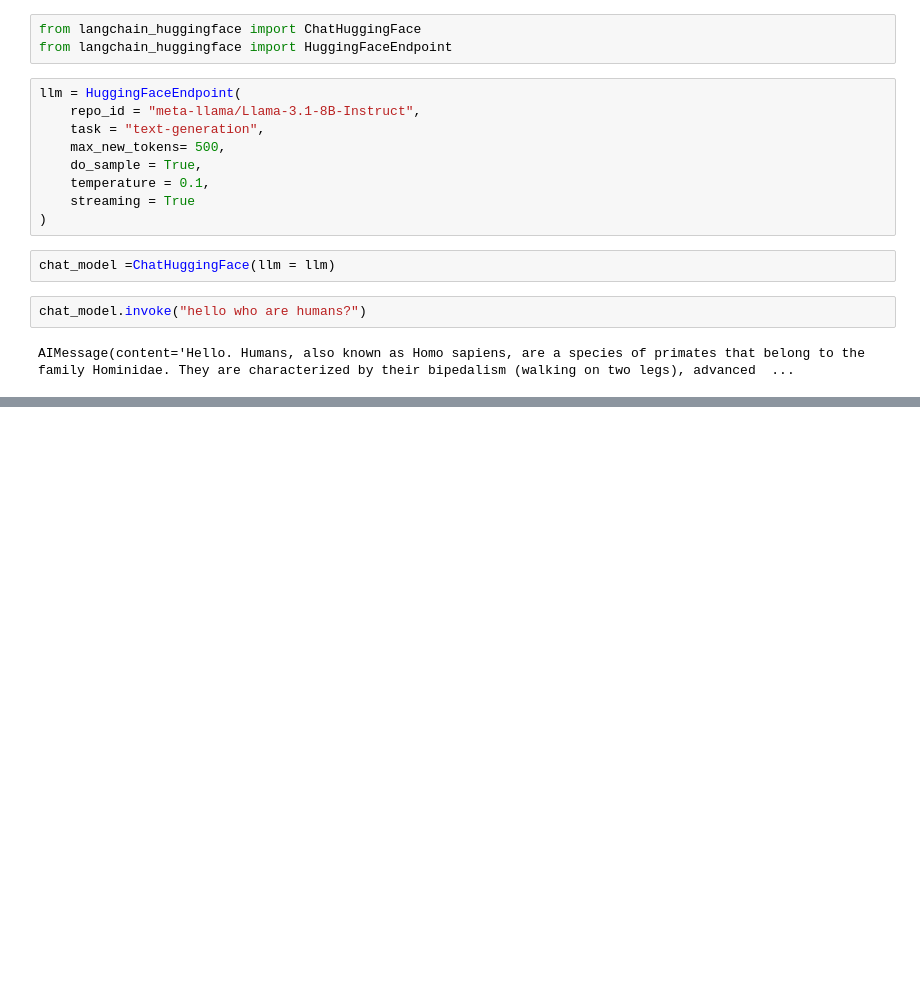
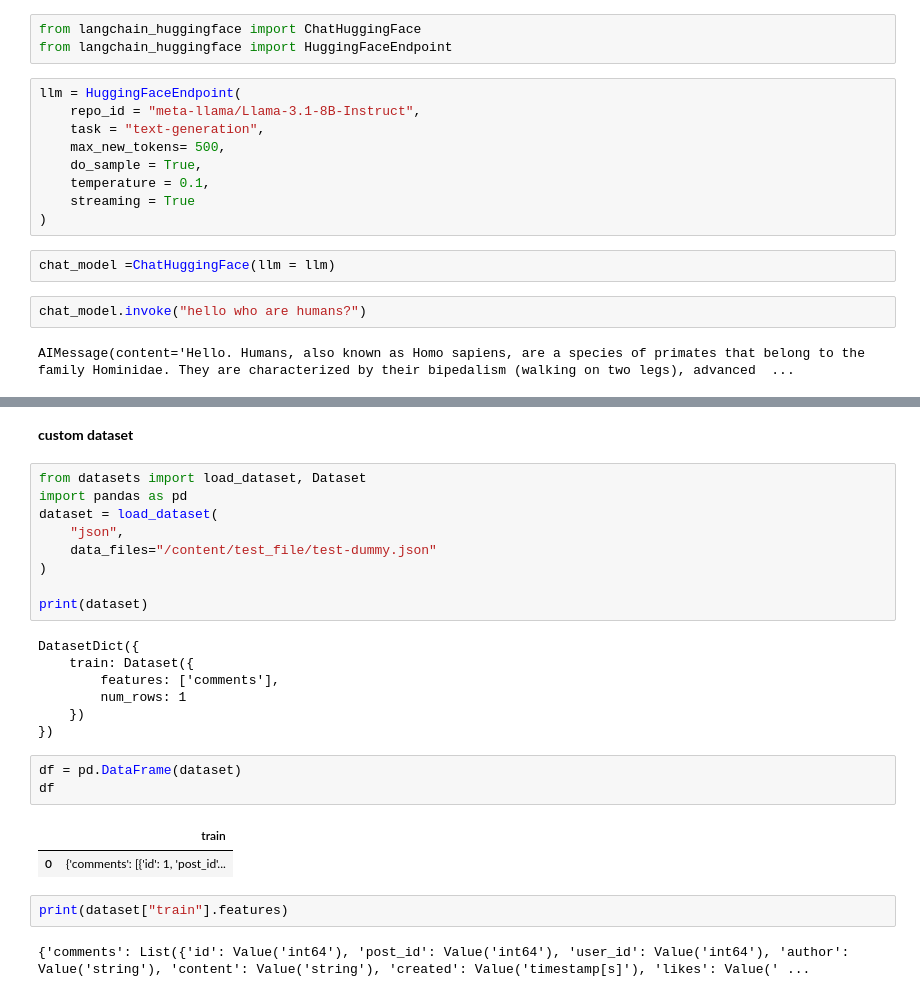
Before and after one commit to Aryan-Aman/GenAI-Bootcamp-Practical, a Jupyter notebook: module2/HuggingFace_FT.ipynb, the cells around one changed output, grey strips where cells are left out. Saved outputs shown, nothing was run; the diff lists cells and outputs as text; blank space fills up the shorter version.

```diff
--- a/module2/HuggingFace_FT.ipynb
+++ b/module2/HuggingFace_FT.ipynb
@@ -149,0 +386,28 @@ AIMessage(content='Hello. Humans, also known as Homo sapiens, are a species of p
+# %% [markdown]
+**custom dataset**
+# %%
+from datasets import load_dataset, Dataset
+import pandas as pd
+dataset = load_dataset(
+    "json",
+    data_files="/content/test_file/test-dummy.json"
+)
+
+print(dataset)
+# %% [output]
+DatasetDict({
+    train: Dataset({
+        features: ['comments'],
+        num_rows: 1
+    })
+})
+# %%
+df = pd.DataFrame(dataset)
+df
+# %% [output]
+|  | train |
+| 0 | {'comments': [{'id': 1, 'post_id'... |
+# %%
+print(dataset["train"].features)
+# %% [output]
+{'comments': List({'id': Value('int64'), 'post_id': Value('int64'), 'user_id': Value('int64'), 'author': Value('string'), 'content': Value('string'), 'created': Value('timestamp[s]'), 'likes': Value(' ...
```
Also changed, not shown: parts of 77 cells of this notebook.
